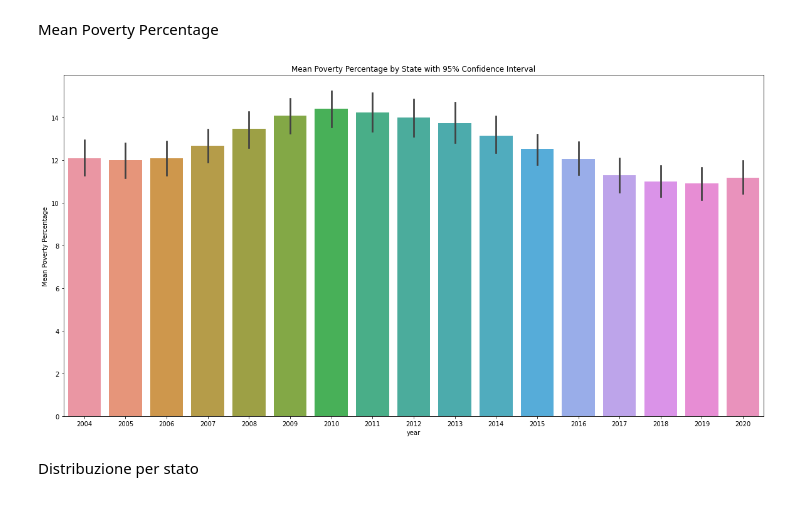
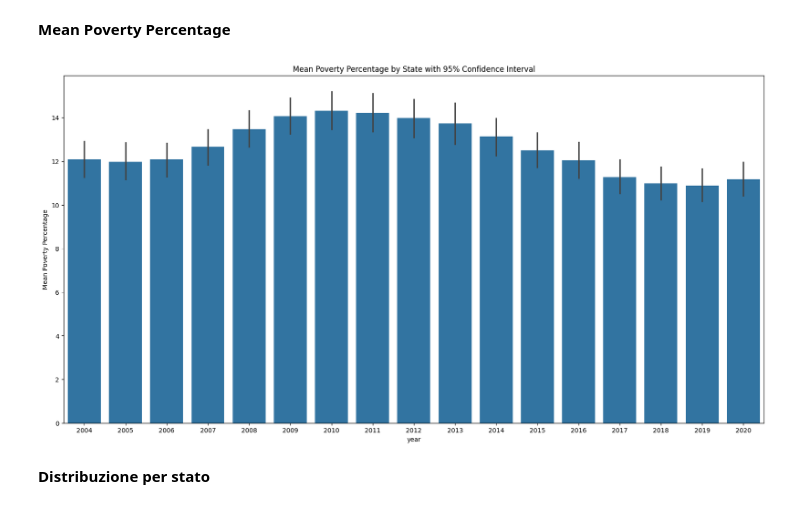
Before and after one commit to KamerC1/DM, a Jupyter notebook: src/data_understanding/poverty_analysis.ipynb, the cells around one changed output. Cells and saved outputs as stored; diff of their text form; code cells hidden in the pictures.

```diff
--- a/src/data_understanding/poverty_analysis.ipynb
+++ b/src/data_understanding/poverty_analysis.ipynb
@@ -17,17 +130,17 @@ plt.show()
 # %% [markdown]
-Mean Poverty Percentage
+**Mean Poverty Percentage**
 # %%
 df = povertyImprovment()
 
 plt.figure(figsize=(20, 10))
 plt.title('Mean Poverty Percentage by State with 95% Confidence Interval')
-sns.barplot(x = "year", y = "povertyPercentage", data = df, ci=95)
+sns.barplot(x="year", y="povertyPercentage", data=df, errorbar=('ci', 95))
 plt.ylabel('Mean Poverty Percentage')
 plt.show()
 # %% [output]
-[figure, old version]
+[figure, new version]
 # %% [markdown]
-Distribuzione per stato
+**Distribuzione per stato**
 # %%
 df = povertyImprovment()
 
```
Also changed, not shown: parts of 17 cells of this notebook, 3 other files.
